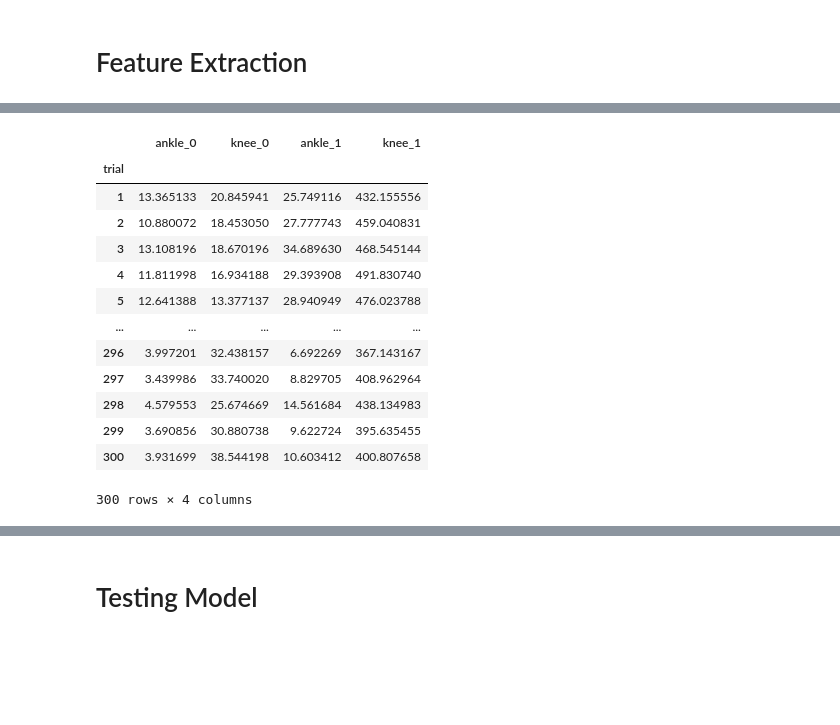
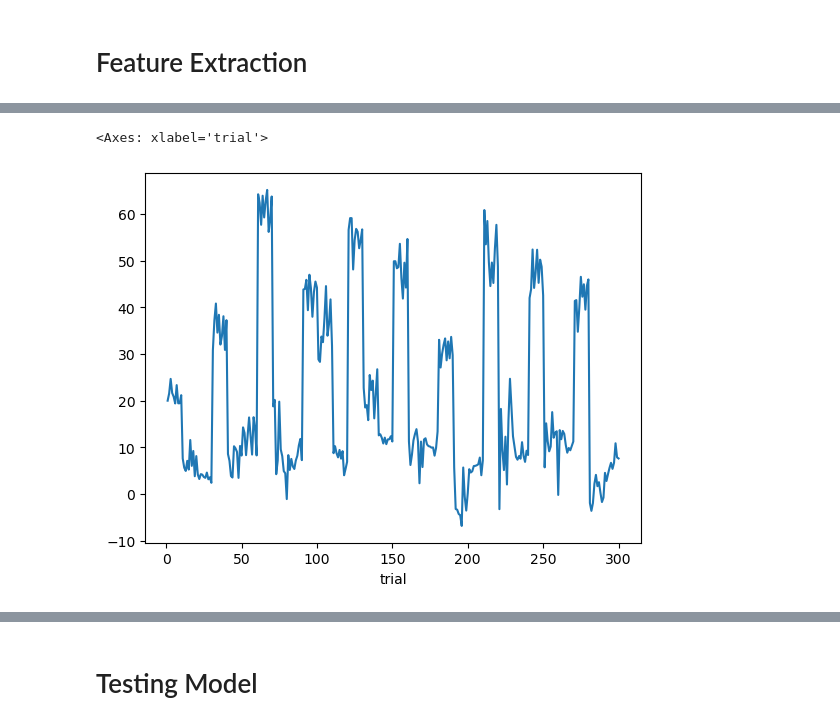
Before and after one commit to NicBamberger/ML_Coursework, a Jupyter notebook: ML_COURSEWORK/outputs.ipynb, the cells around one changed output, grey strips where cells are left out. Saved outputs shown, nothing was run; the diff lists cells and outputs as text; code cells hidden in the pictures; blank space fills up the shorter version.

```diff
--- a/ML_COURSEWORK/outputs.ipynb
+++ b/ML_COURSEWORK/outputs.ipynb
@@ -96,17 +78,5 @@ for i in range(n_time_splits):
 # %%
-covs
+covs.ankle_1_1.plot()
 # %% [output]
-|  | ankle_0 | knee_0 | ankle_1 | knee_1 |
-| trial |  |  |  |  |
-| 1 | 13.365133 | 20.845941 | 25.749116 | 432.155556 |
-| 2 | 10.880072 | 18.453050 | 27.777743 | 459.040831 |
-| 3 | 13.108196 | 18.670196 | 34.689630 | 468.545144 |
-| 4 | 11.811998 | 16.934188 | 29.393908 | 491.830740 |
-| 5 | 12.641388 | 13.377137 | 28.940949 | 476.023788 |
-| ... | ... | ... | ... | ... |
-| 296 | 3.997201 | 32.438157 | 6.692269 | 367.143167 |
-| 297 | 3.439986 | 33.740020 | 8.829705 | 408.962964 |
-| 298 | 4.579553 | 25.674669 | 14.561684 | 438.134983 |
-| 299 | 3.690856 | 30.880738 | 9.622724 | 395.635455 |
-| 300 | 3.931699 | 38.544198 | 10.603412 | 400.807658 |
-300 rows × 4 columns
+<Axes: xlabel='trial'>
+[figure, added]
```
Also changed, not shown: parts of 7 cells of this notebook.
